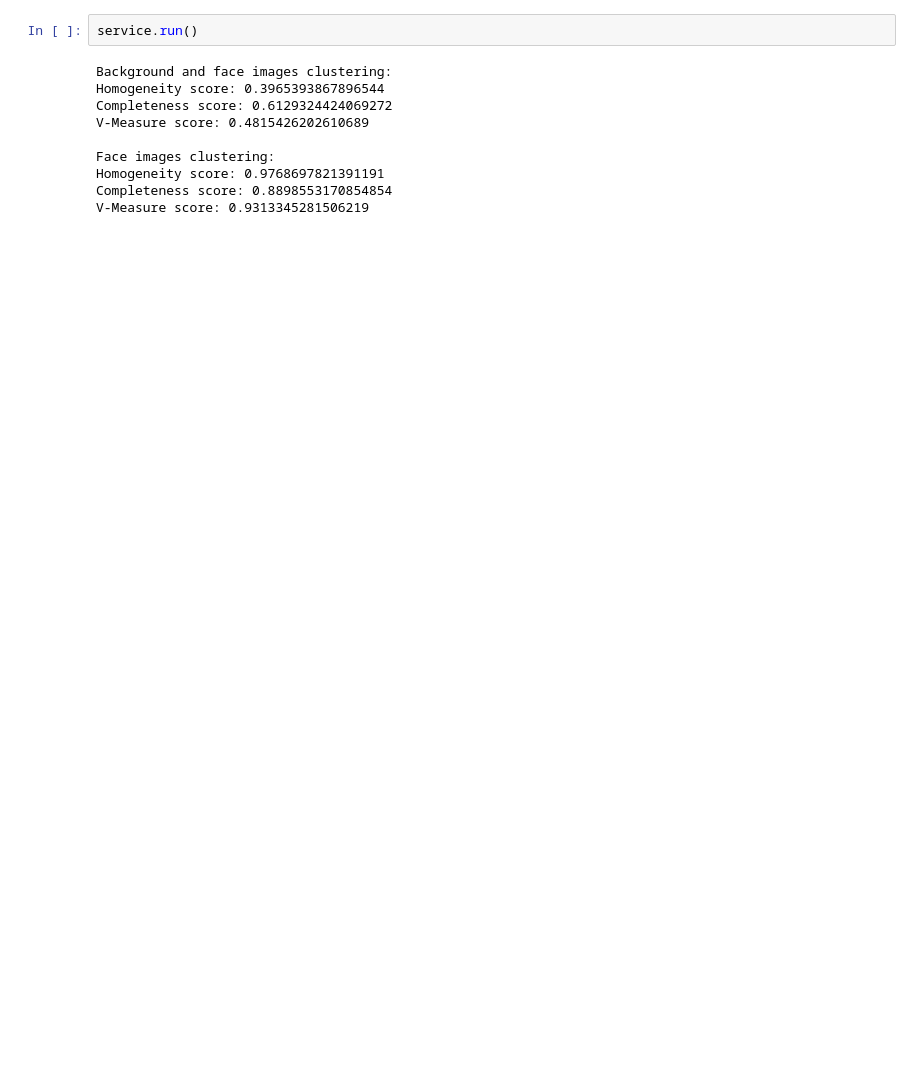
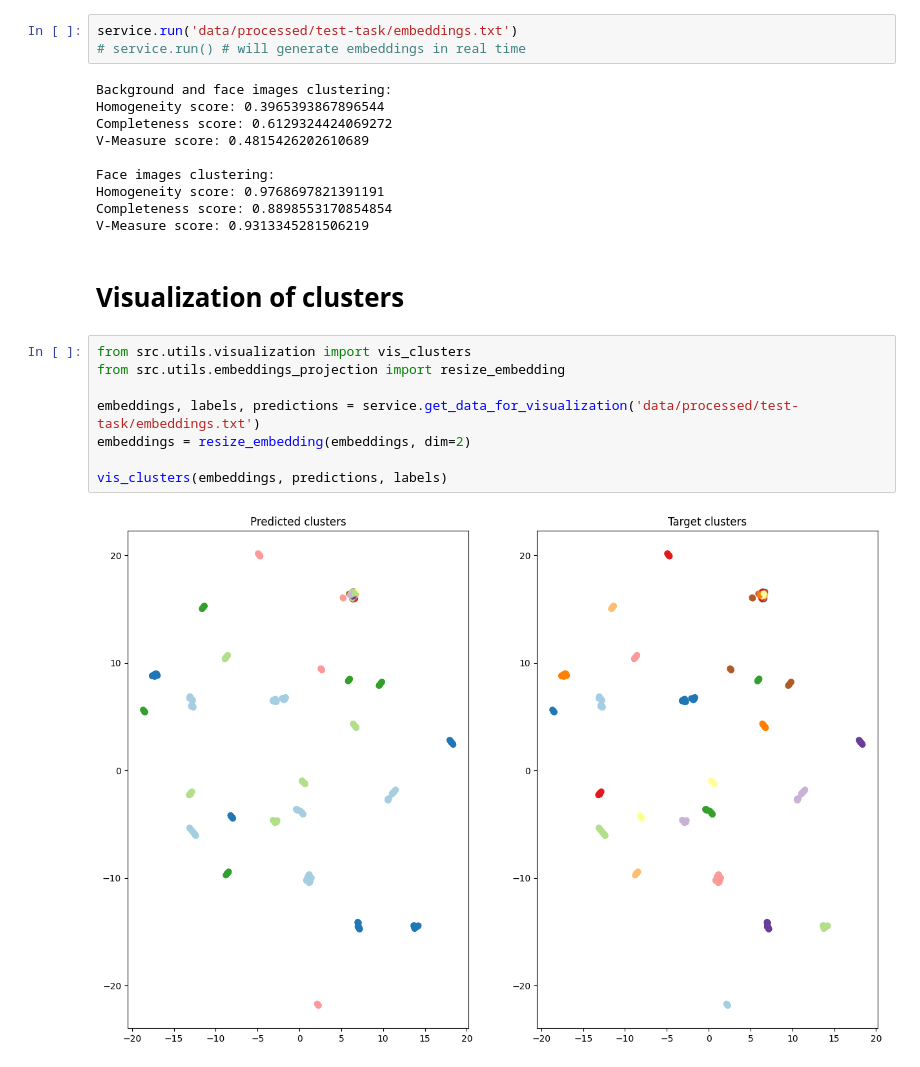
Before and after one commit to vspavl99/face-recognition, a Jupyter notebook: reports/demo.ipynb, the cells around one changed output. Saved outputs shown, nothing was run; the diff lists cells and outputs as text; blank space fills up the shorter version.

```diff
--- a/reports/demo.ipynb
+++ b/reports/demo.ipynb
@@ -11,7 +15,8 @@ service = ClusterService(path_to_images='data/processed/test-task/clusters', pat
 # %% [markdown]
 Target clusters contain different cluster_id with background images. But model for generating embeddings of faces ignore background images. That's why full evaluation according to 'clusters.csv' is poor. However, after face filtering images and clustering them, quality of algorithm dramatically improved
 # %%
-service.run()
+service.run('data/processed/test-task/embeddings.txt')
+# service.run() # will generate embeddings in real time
 # %% [output]
 Background and face images clustering:
 Homogeneity score: 0.3965393867896544
@@ -22,3 +27,15 @@ Face images clustering:
 Homogeneity score: 0.9768697821391191
 Completeness score: 0.8898553170854854
 V-Measure score: 0.9313345281506219
+# %% [markdown]
+# Visualization of clusters
+# %%
+from src.utils.visualization import vis_clusters
+from src.utils.embeddings_projection import resize_embedding
+
+embeddings, labels, predictions = service.get_data_for_visualization('data/processed/test-task/embeddings.txt')
+embeddings = resize_embedding(embeddings, dim=2)
+
+vis_clusters(embeddings, predictions, labels)
+# %% [output]
+[figure, added]
```
Also changed, not shown: parts of 1 cell of this notebook, 6 other files.
